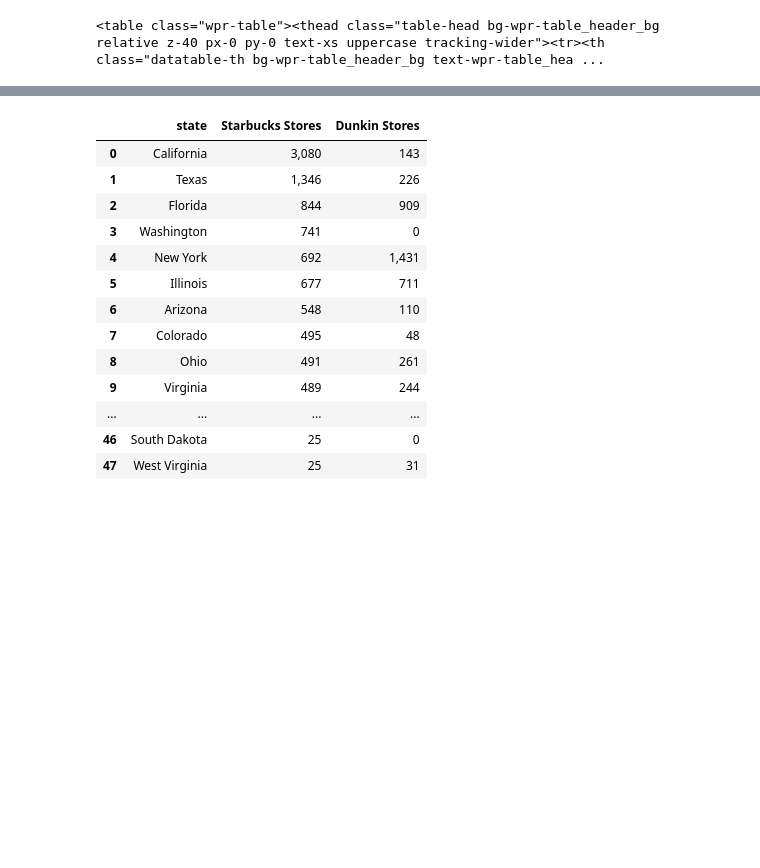
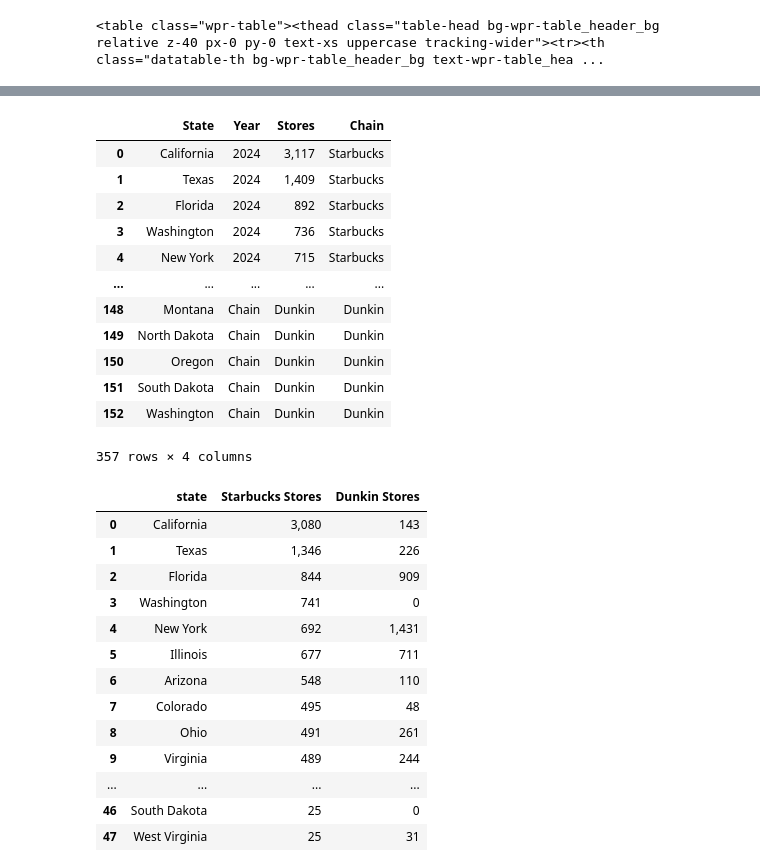
Before and after one commit to alexandragrover/GSB-544, a Jupyter notebook: Labs/Lab4/Lab4.ipynb, the cells around one changed output, grey strips where cells are left out. Cells and saved outputs as stored; diff of their text form; code cells hidden in the pictures; blank space fills up the shorter version.

```diff
--- a/Labs/Lab4/Lab4.ipynb
+++ b/Labs/Lab4/Lab4.ipynb
@@ -40,0 +74,3 @@ starbs=pd.DataFrame(starbs)
+# %%
+starbs_melt["Chain"] = "Starbucks"
+starbs_melt.head()
@@ -66,3 +115,9 @@ for row in dunkin_table.find_all("tr")[1:]:
   })
 # %%
 dunky =pd.DataFrame(dunky)
+# %%
+#melt
+dunky_melt= dunky.melt(id_vars=["State"], var_name='Year', value_name="Stores")
+# %%
+dunky_melt["Chain"] = "Dunkin"
+dunky_melt.head()
@@ -69,2 +131,19 @@ dunky =pd.DataFrame(dunky)
+# %%
+starbs_dunky= pd.concat([starbs_melt, dunky_melt])
+starbs_dunky
+# %% [output]
+|  | State | Year | Stores | Chain |
+| 0 | California | 2024 | 3,117 | Starbucks |
+| 1 | Texas | 2024 | 1,409 | Starbucks |
+| 2 | Florida | 2024 | 892 | Starbucks |
+| 3 | Washington | 2024 | 736 | Starbucks |
+| 4 | New York | 2024 | 715 | Starbucks |
+| ... | ... | ... | ... | ... |
+| 148 | Montana | Chain | Dunkin | Dunkin |
+| 149 | North Dakota | Chain | Dunkin | Dunkin |
+| 150 | Oregon | Chain | Dunkin | Dunkin |
+| 151 | South Dakota | Chain | Dunkin | Dunkin |
+| 152 | Washington | Chain | Dunkin | Dunkin |
+357 rows × 4 columns
 # %%
 #combine
```
Also changed, not shown: parts of 16 cells of this notebook.
